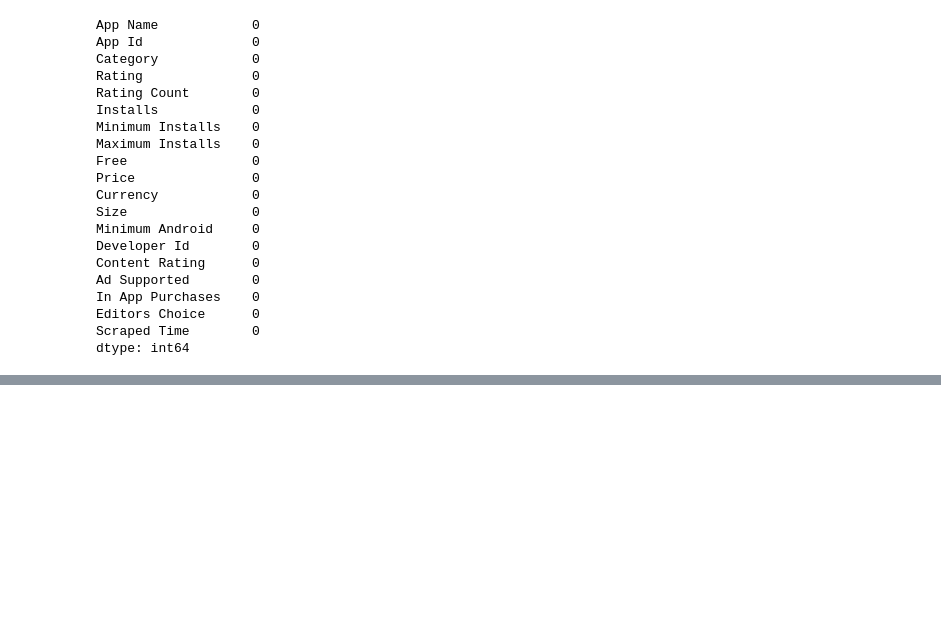
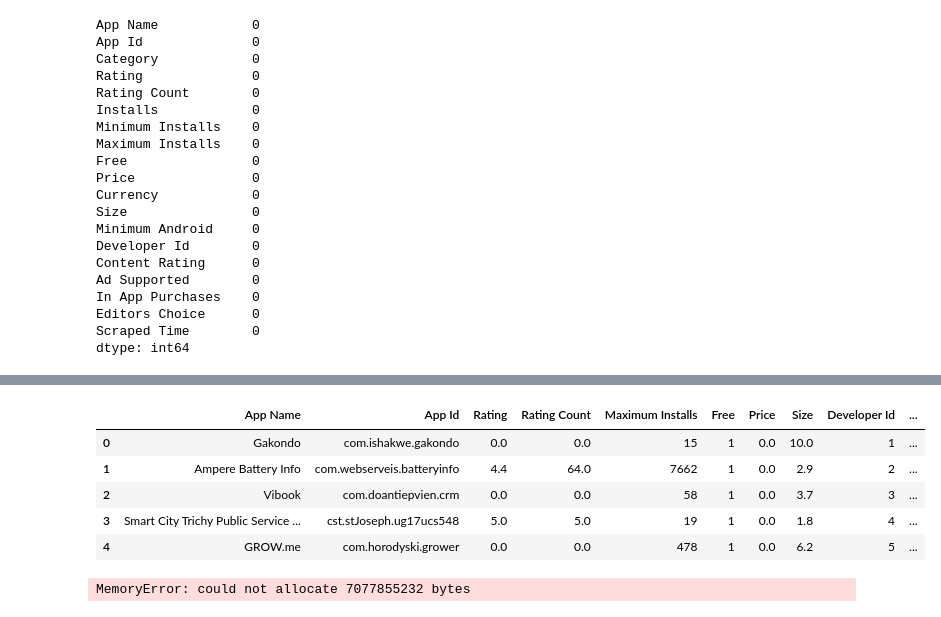
Before and after one commit to ognjenobravocikg/AppSuccessPredictor, a Jupyter notebook: Untitled.ipynb, the cells around one changed output, grey strips where cells are left out. Saved outputs shown, nothing was run; the diff lists cells and outputs as text; code cells hidden in the pictures; blank space fills up the shorter version.

```diff
--- a/Untitled.ipynb
+++ b/Untitled.ipynb
@@ -266,0 +362,3 @@ KeyError: 'category'
+# %%
+data = data[data['Currency'] == 'USD']
+data.groupby('Currency').size().sort_values(ascending= False)
@@ -266,0 +369,8 @@ KeyError: 'category'
+# %%
+# Convert 'Scraped Time' column to datetime object
+data['Scraped Time'] = pd.to_datetime(data['Scraped Time'])
+data['Minimum Android'] = data['Minimum Android'].replace('Varies with device', np.nan)
+data['Minimum Android'] = pd.to_datetime(data['Minimum Android'], errors='coerce', dayfirst=True)
+data['Time Out'] = (data['Scraped Time'] - data['Minimum Android']).dt.days
+
+print(data['Time Out'])
@@ -266,0 +390,15 @@ KeyError: 'category'
+# %%
+# proizvede nekih 20000 null vrednosti zbog ne dobre konverzije datuma, ili zato sto su scrapeovane i izasle istog dana pa sam popunio sve vrednosti sa jedinicom
+data['Time Out'].fillna(1, inplace=True)
+# %%
+data.drop(columns=['Scraped Time', 'Minimum Android','Currency'], inplace=True)
+# %%
+pd.set_option('display.max_columns', None)
+data.head()
+# %% [output]
+|  | App Name | App Id | Rating | Rating Count | Maximum Installs | Free | Price | Size | Developer Id | ... |
+| 0 | Gakondo | com.ishakwe.gakondo | 0.0 | 0.0 | 15 | 1 | 0.0 | 10.0 | 1 | ... |
+| 1 | Ampere Battery Info | com.webserveis.batteryinfo | 4.4 | 64.0 | 7662 | 1 | 0.0 | 2.9 | 2 | ... |
+| 2 | Vibook | com.doantiepvien.crm | 0.0 | 0.0 | 58 | 1 | 0.0 | 3.7 | 3 | ... |
+| 3 | Smart City Trichy Public Service ... | cst.stJoseph.ug17ucs548 | 5.0 | 5.0 | 19 | 1 | 0.0 | 1.8 | 4 | ... |
+| 4 | GROW.me | com.horodyski.grower | 0.0 | 0.0 | 478 | 1 | 0.0 | 6.2 | 5 | ... |
@@ -266,0 +409,25 @@ KeyError: 'category'
+# %%
+import pandas as pd
+from sklearn.model_selection import train_test_split
+from sklearn.ensemble import RandomForestClassifier
+from sklearn.metrics import classification_report, confusion_matrix
+
+# Prepare the data
+X = data.drop('Maximum Installs', axis=1)  # Features
+y = data['Maximum Installs']  # Target variable
+
+# Split the data into training and testing sets (80% train, 20% test)
+X_train, X_test, y_train, y_test = train_test_split(X, y, test_size=0.2, random_state=42)
+
+# Choose a model (Random Forest Classifier in this example)
+model = RandomForestClassifier(random_state=42)
+
+# Train the model
+model.fit(X_train, y_train)
+
+# Evaluate the model
+y_pred = model.predict(X_test)
+print("Confusion Matrix:\n", confusion_matrix(y_test, y_pred))
+print("\nClassification Report:\n", classification_report(y_test, y_pred))
+# %% [output]
+MemoryError: could not allocate 7077855232 bytes
```
Also changed, not shown: parts of 32 cells of this notebook, 1 other file.
